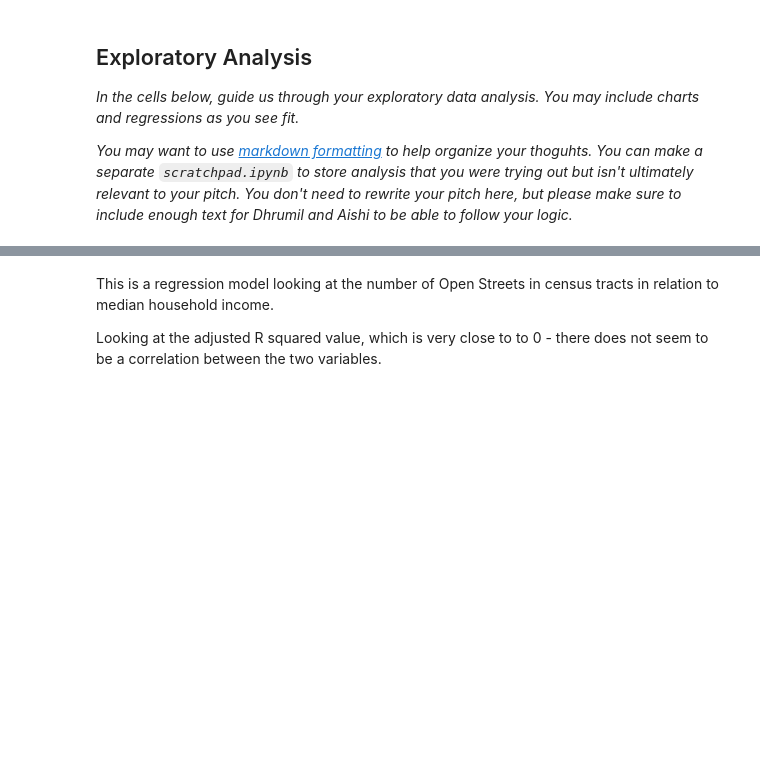
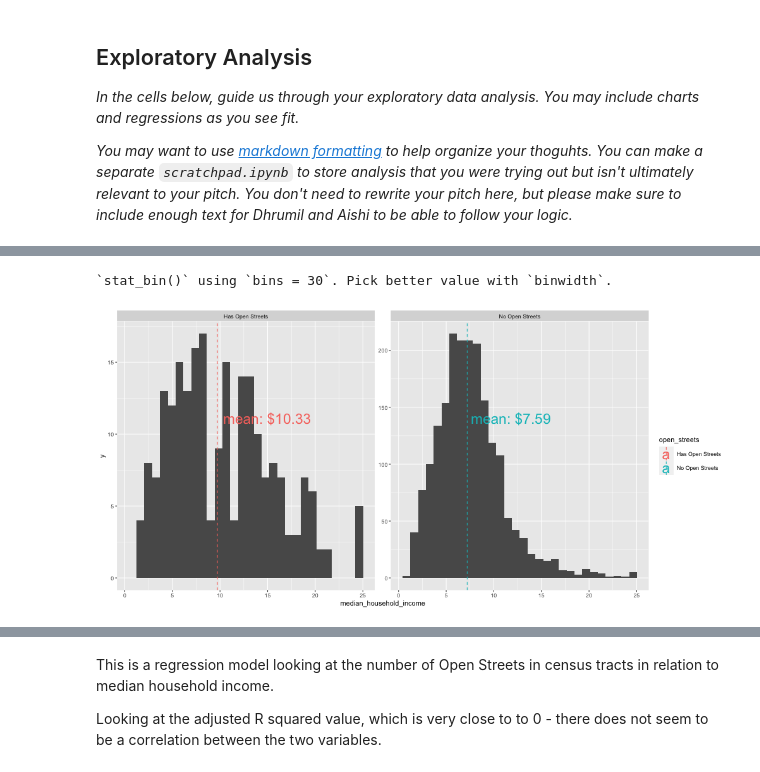
Before and after one commit to kellywaldro/revised_pitch, a Jupyter notebook: analysis.ipynb, the cells around one changed output, grey strips where cells are left out. Drawn from its saved outputs; the diff is of its cells as text; code cells hidden in the pictures; blank space fills up the shorter version.

```diff
--- a/analysis.ipynb
+++ b/analysis.ipynb
@@ -130,0 +267,20 @@ F-statistic: 58.68 on 1 and 2194 DF,  p-value: 2.761e-14
+# %%
+%%R -w 1000
+
+df <- df %>% mutate(open_streets = ifelse(count==0, 'No Open Streets', 'Has Open Streets'))
+annotations <- df %>% group_by(open_streets) %>% summarise(
+    median = median(`median_household_income`),
+    mean = mean(`median_household_income`)
+    )
+
+ggplot(df) +
+    aes(x = `median_household_income`) +
+    geom_histogram() +
+    facet_wrap(~open_streets, scales='free_y') +
+    # plot median vertical line on each facet
+    geom_vline(data = annotations, aes(xintercept = median, color = open_streets), linetype = "dashed") +
+    # plot annotaitons as text on vertical line
+    geom_text(data = annotations, aes(x = mean, y = 0, color = open_streets, label = paste0("mean: $", round(mean,2))), vjust = -15, hjust = 0, size = 8)
+# %% [output]
+`stat_bin()` using `bins = 30`. Pick better value with `binwidth`.
+[figure, added]
```
Also changed, not shown: parts of 19 cells of this notebook, 4 other files.
